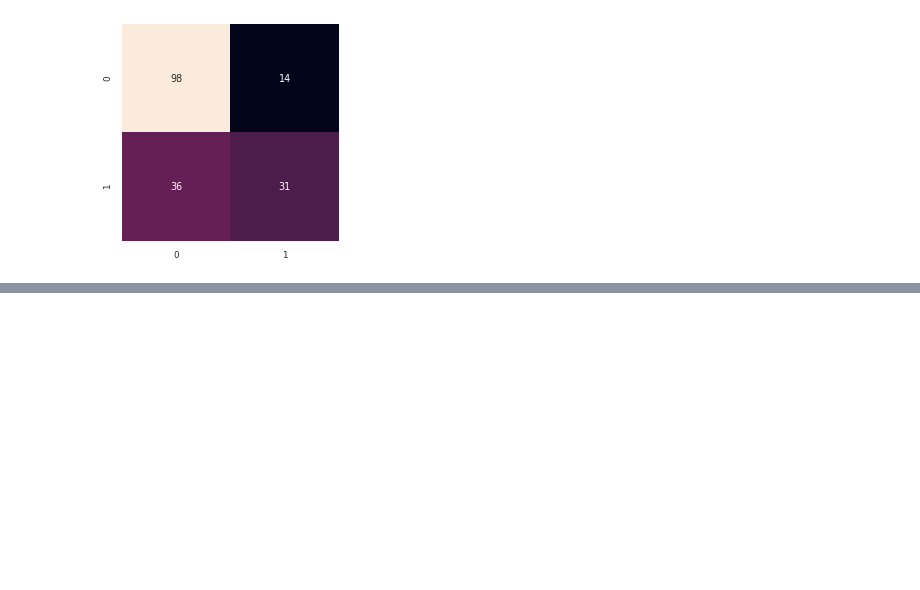
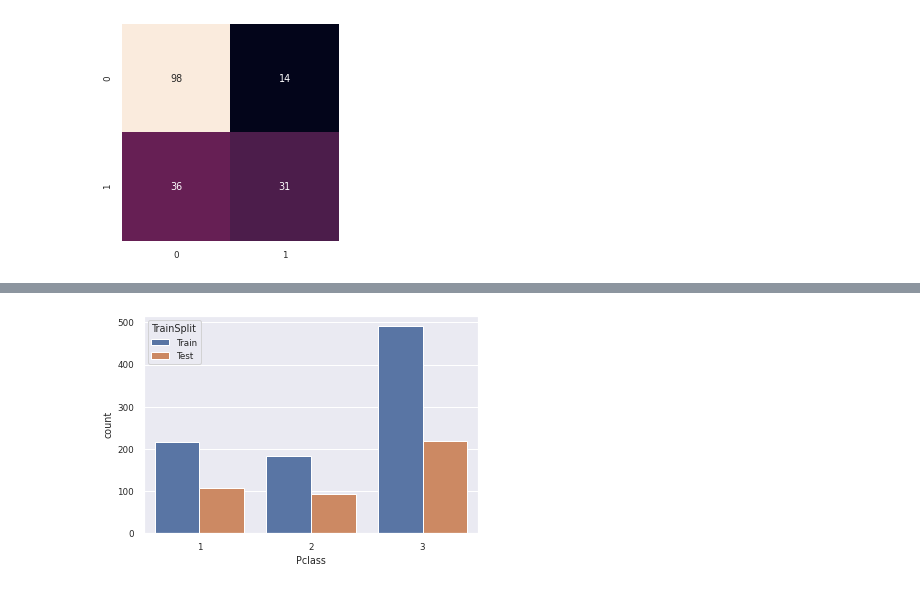
Before and after one commit to liz0904/ai_titanic, a Jupyter notebook: titanic_classification.ipynb, the cells around one changed output, grey strips where cells are left out. Saved outputs shown, nothing was run; the diff lists cells and outputs as text; code cells hidden in the pictures; blank space fills up the shorter version.

```diff
--- a/titanic_classification.ipynb
+++ b/titanic_classification.ipynb
@@ -161,0 +213,7 @@ plt.show()
+# %%
+#train-test 데이터 분포
+#3등석 승객이 가장 많고, 1~2등석은 비슷함
+sns.countplot(x='Pclass', hue='TrainSplit', data=data)
+plt.show()
+# %% [output]
+[figure, added]
```
Also changed, not shown: parts of 18 cells of this notebook.
